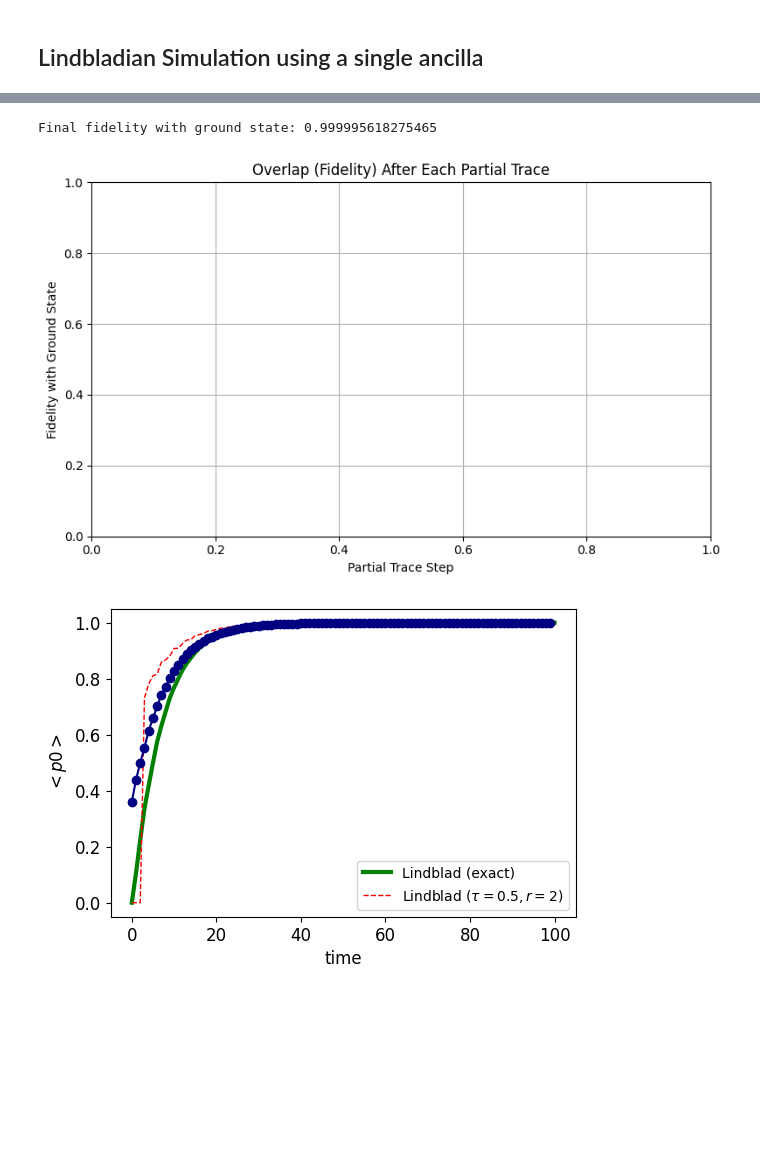
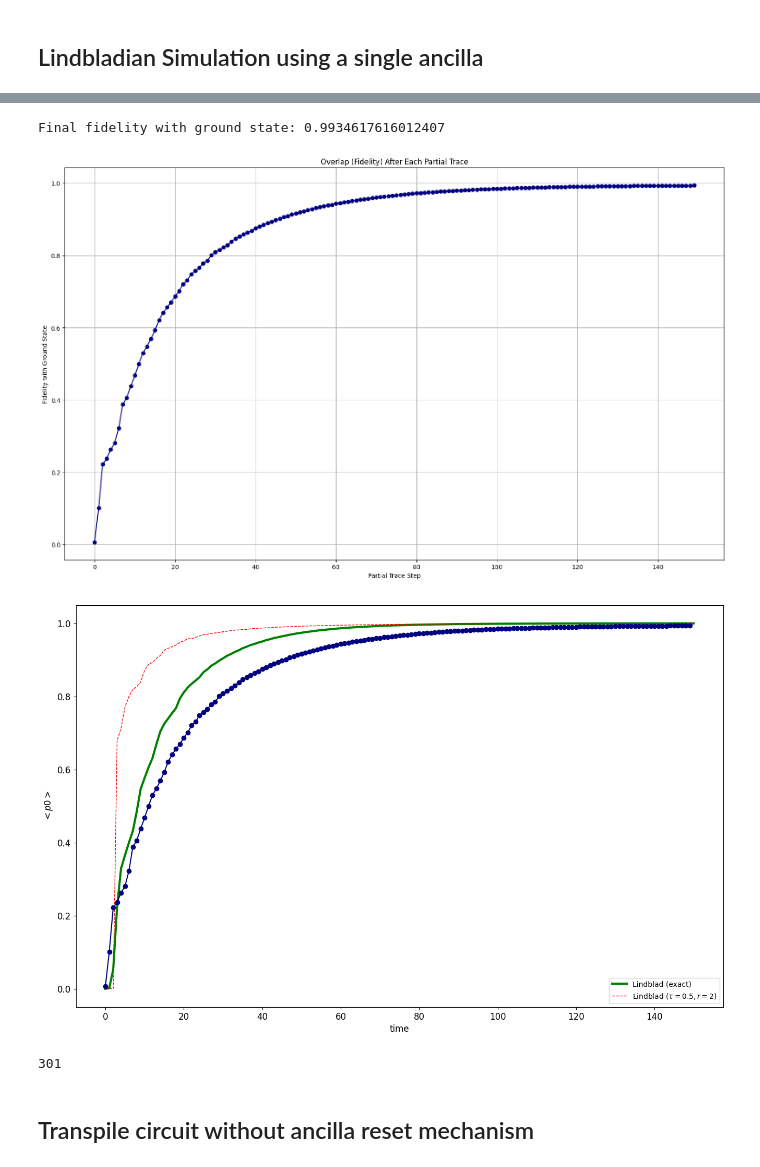
Before and after one commit to Bmete7/groundstate-preparation-via-lindbladians, a Jupyter notebook: examples/ground_state_preparation.ipynb, the cells around one changed output, grey strips where cells are left out. Cells and saved outputs as stored; diff of their text form; code cells hidden in the pictures; blank space fills up the shorter version.

Commit message:
:sparkles: implement new data generation mechanisms

```diff
--- a/examples/ground_state_preparation.ipynb
+++ b/examples/ground_state_preparation.ipynb
@@ -28,7 +31,7 @@ Hamiltonian moudle of quspin imported successfully.
 ## Generate the Hamiltonian
 # %%
 ##### define model parameters #####
-L = 2  # system size
+L = 4  # system size
 J = 1.0  # spin zz interaction
 g = 2.2  # z magnetic field strength
 ##### define spin model
@@ -49,11 +52,12 @@ H = hamiltonian(static, dynamic, basis=spin_basis, dtype=np.float64, **no_checks
 # calculate spin energy levels
 E_GS, psi_GS = H.eigsh(k=1, which="SA")
 psi_GS = psi_GS.flatten()
-print("E_GS = ", E_GS)
+print(f'Ground state energy for TFIM-{L}: {E_GS[0]}')
 H_mat = np.array(H.todense())
 E_H, psi_H = la.eigh(H_mat)
 gap = E_H[1] - E_H[0]
-print("Energy gap = ", gap)
+print("Energy gap ΔE= ", gap)
+
 a = 2.5 * la.norm(H_mat, 2)
 da = 0.5 * la.norm(H_mat, 2)
 b = gap
@@ -92,7 +125,7 @@ np.save("data/psi_GS.npy", psi_GS)
 ## Lindbladian Simulation using a single ancilla
 # %%
 # Exact simulation
-T = 100
+T = 150
 num_t = int(T)
 times = np.arange(num_t + 1) * (T / num_t)
 H_obj = Qobj(H_mat)
@@ -111,7 +144,16 @@ num_segment = 1  # discrete segment
 num_rep = 1  # average repetition (used to recover \rho_n after tracing out)
 times_l, avg_energy_l, avg_pGS_l, time_H_l, rho_all_l, all_gates = (
     lb.Lindblad_simulation(
-        T, num_t, num_segment, psi0, num_rep, S_s, M_s, psi_GS, intorder=2
+        T,
+        num_t,
+        num_segment,
+        psi0,
+        num_rep,
+        S_s,
+        M_s,
+        str(data_collection_path),
+        psi_GS,
+        intorder=2,
     )
 )
 # %%
@@ -172,7 +214,7 @@ import matplotlib.pyplot as plt
 import sys
 import os
 
-sys.path.insert(0, os.path.abspath( "./.."))
+sys.path.insert(0, os.path.abspath("./.."))
 
 
 from extract_unitaries import (
@@ -184,6 +226,7 @@ from extract_unitaries import (
     calculate_approximation_error,
     reverse_qubit_order,
     phase_corrected_frobenius_norm,
+    generate_qiskit_circuit_from_unitary_with_swaps
 )
 
 basis_gates = [
@@ -193,14 +236,16 @@ basis_gates = [
     "swap",
 ]
 
+unitary_path = generate_path.generate_all_pickled_K(str(data_collection_path))
+psi_0_path = generate_path.generate_psi_0_path(str(data_collection_path))
+psi_GS_path = generate_path.generate_psi_GS_path(str(data_collection_path))
 
-all_matrices = np.load("../data/TFIM3_ALL_PICKLED_K.pickle", allow_pickle=True)
+dilated_unitaries = np.load(unitary_path, allow_pickle=True)
+psi_0 = np.load(psi_0_path, allow_pickle=True) + 0j
+psi_GS = np.load(psi_GS_path, allow_pickle=True) + 0j
 
-psi_0 = np.load("../data/psi0.npy", allow_pickle=True) + 0j
-psi_GS = np.load("../data/psi_GS.npy", allow_pickle=True) + 0j
-
-psi_0 = np.zeros_like(psi_0, dtype=complex)
-psi_0[0] = 1.0
+# psi_0 = np.zeros_like(psi_0, dtype=complex)
+# psi_0[0] = 1.0
 
 
 def partial_trace(rho, dimA, dimB):
@@ -218,7 +263,7 @@ def fresh_ancilla_rho(rho):
 overlaps = []
 # overlaps.append(np.abs(np.vdot(psi_GS, psi_0)))
 # Initialize state
-n_qubits = int(np.log2(all_matrices[0].shape[0]))
+n_qubits = int(np.log2(dilated_unitaries[0].shape[0]))
 # rho = np.array([[1, 0], [0, 0]], dtype=complex)
 # for _ in range(n_qubits - 1):
 #     rho = np.kron(rho, np.array([[1, 0], [0, 0]], dtype=complex))  # |00...0><00...0|
@@ -228,7 +273,7 @@ rho = np.kron(np.array([[1, 0], [0, 0]]), rho)  # |00...0><00...0|
 
 
 counter = 0
-for mat in all_matrices:
+for mat in dilated_unitaries:
     # Evolve: ρ → U ρ U†
     rho = mat @ rho @ mat.conj().T
 
@@ -248,39 +293,47 @@ for mat in all_matrices:
 
 # Final state
 final_rho = rho
 
 print(f"Final fidelity with ground state: {overlaps[-1]}")
-plt.figure(figsize=(8, 5))
-
+plt.figure(figsize=(16, 10))
+plt.plot(overlaps, marker="o", linestyle="-", color="navy")
 plt.xlabel("Partial Trace Step")
 plt.ylabel("Fidelity with Ground State")
 plt.title("Overlap (Fidelity) After Each Partial Trace")
 plt.grid(True)
 plt.tight_layout()
-plt.savefig("data/fidelity_plot.png", dpi=150)  # Optional: save the figure
+plt.savefig(
+    f"{data_collection_path}/fidelity_plot.png", dpi=150
+)  # Optional: save the figure
+
 plt.show()
 
-
-plt.figure(figsize=(6, 4))
+plt.figure(figsize=(16, 10))
 plt.plot(times, avg_pGS_e, "g-", label=r"Lindblad (exact)", linewidth=3, markersize=20)
 plt.plot(
     times_l,
     avg_pGS_l,
     "r--",
     label=r"Lindblad $(\tau=0.5,r=2)$",
     linewidth=1,
     markersize=5,
 )
 plt.plot(overlaps, marker="o", linestyle="-", color="navy")
 plt.legend()
 plt.xlabel("time", fontsize=12)
 plt.ylabel(r"$<p0>$", fontsize=12)
 plt.xticks(fontsize=12)
 plt.yticks(fontsize=12)
 plt.legend(fontsize=10, loc="lower right")
 plt.show()
 # %% [output]
-Final fidelity with ground state: 0.999995618275465
+Final fidelity with ground state: 0.9934617616012407
-[figure, old version]
+[figure, new version]
-[figure, old version]
+[figure, new version]
+# %%
+len(dilated_unitaries)
+# %% [output]
+301
+# %% [markdown]
+## Transpile circuit without ancilla reset mechanism
 # %%
```
Also changed, not shown: parts of 12 cells of this notebook, 14 other files.
